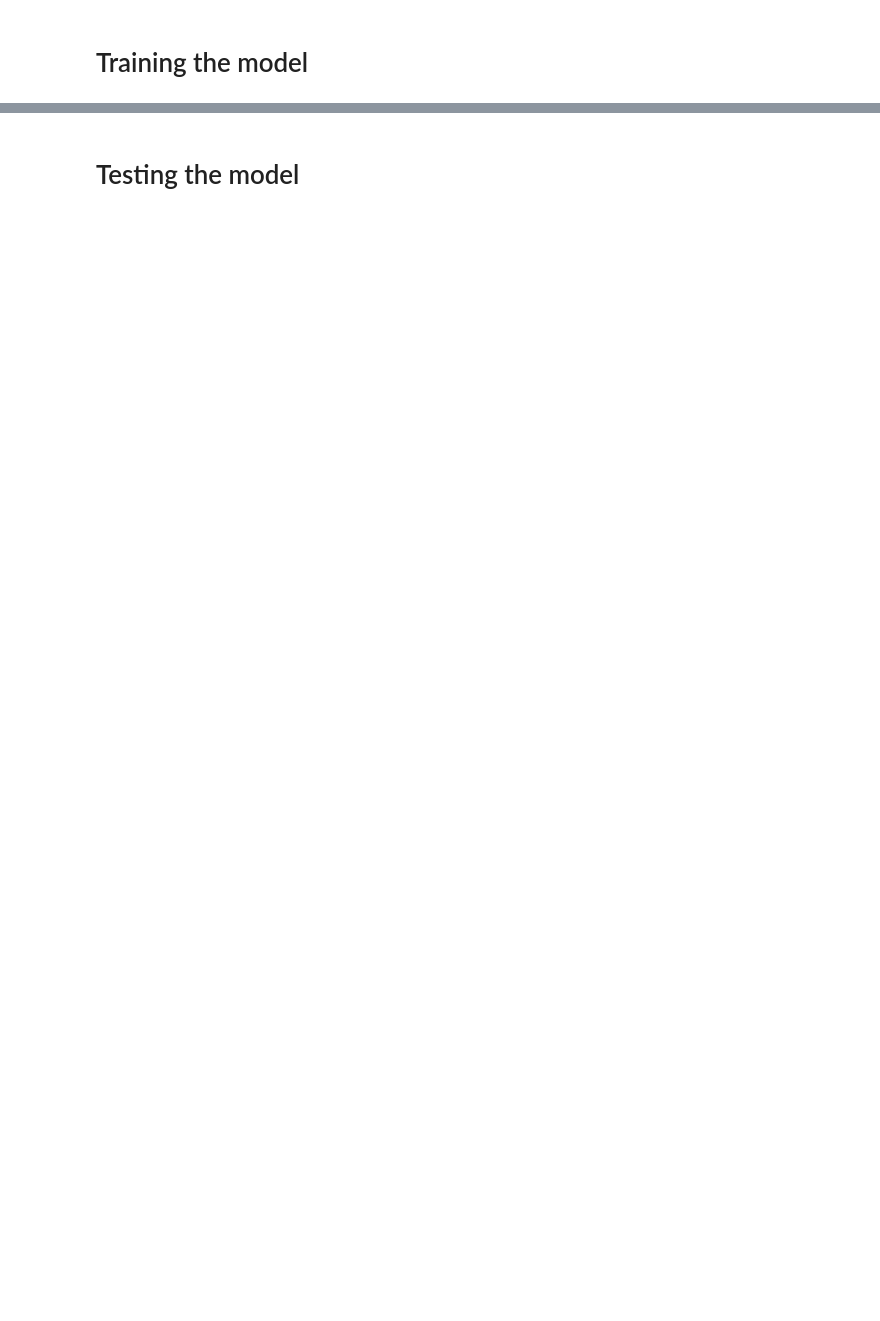
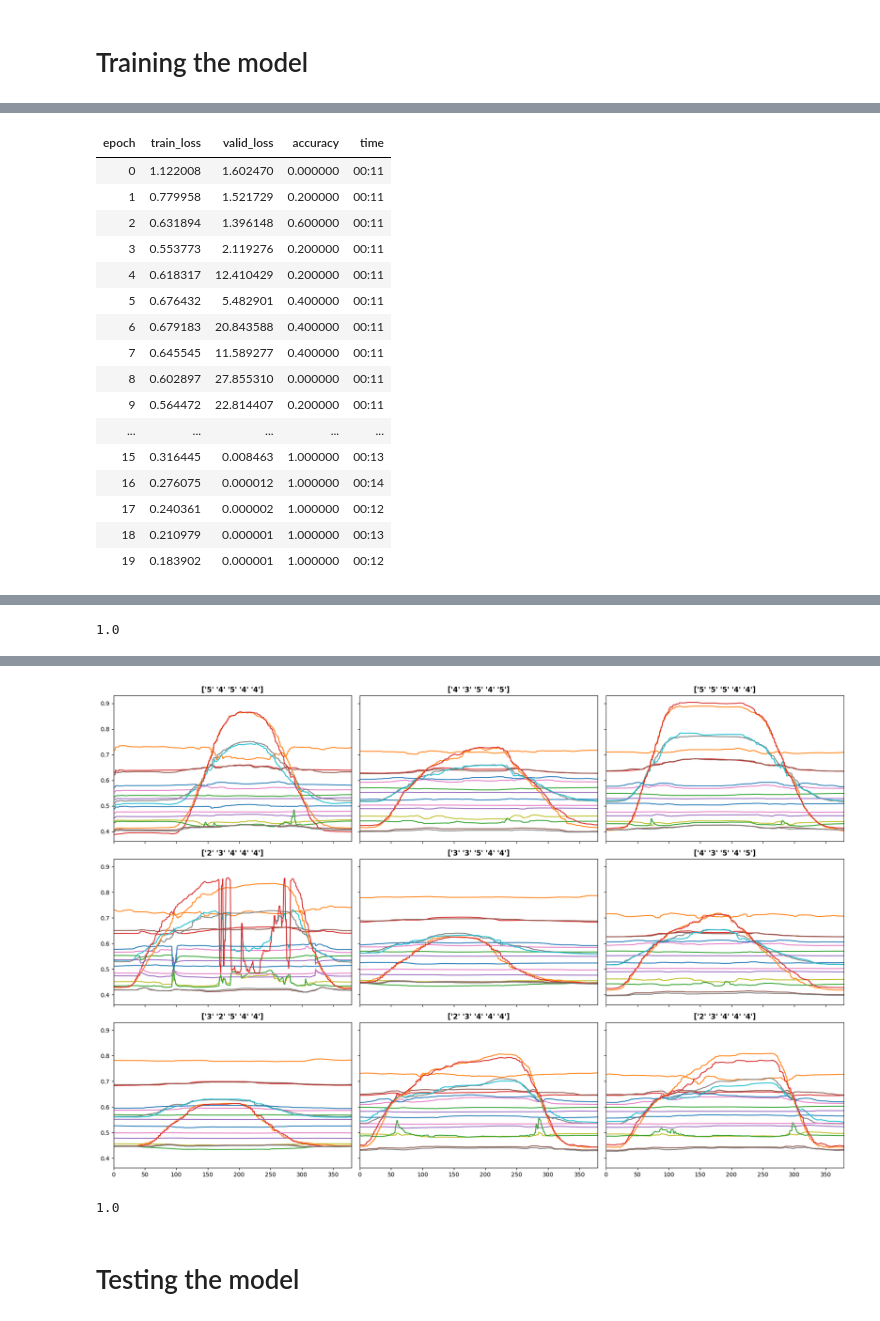
Before and after one commit to GitGabbo/IOR-Rehab-Thesis, a Jupyter notebook: models_trainer.ipynb, the cells around one changed output, grey strips where cells are left out. Cells and saved outputs as stored; diff of their text form; code cells hidden in the pictures; blank space fills up the shorter version.

```diff
--- a/models_trainer.ipynb
+++ b/models_trainer.ipynb
@@ -13,7 +13,7 @@ find_lr = False
 ex_number = 1
 frame_number = "max" # mean, max or min
 epochs_number = 20
-batch_size = [32, 64, 128]
+batch_size = 32
 # %%
 # get training data
 X = np.array(extracted_data_reader.read_data_ex(ex_number=ex_number, frame_number=frame_number))
@@ -24,13 +26,3 @@ X.shape, y.shape
 # %%
 # split data with leave-one-out cross-validation
 splits = get_splits(y, n_splits=len(y), shuffle=False, show_plot=show_splitting_dist)
-# %%
-# create the datasets
-tfms = [None, TSClassification()]
-datasets = []
-for split in splits:
-    datasets.append(TSDatasets(X, y, splits=split, tfms=tfms, inplace=True))
-# %%
-# create the data loader from the datasets
-dls = TSDataLoaders.from_dsets(*datasets, bs=batch_size, batch_tfms=[TSStandardize()], num_workers=0)
-if show_images: dls.show_batch(sharey=True)
@@ -42,0 +29,33 @@ learn.fit_one_cycle(epochs_number, 1e-3)
+# %%
+tfms = [None, TSClassification()]
+accuracies = []
+# leave-one-out cross validation
+for split in splits[:1]:
+    # create the datasets
+    ds = TSDatasets(X, y, splits=split, tfms=tfms, inplace=True)
+    # create the data loader from the datasets
+    dls = TSDataLoaders.from_dsets(ds.train, ds.valid, bs=batch_size, batch_tfms=tfms, num_workers=0)
+    if show_images: dls.show_batch(sharey=True)
+    # create learner of an InceptionTimePlus model
+    learn = ts_learner(dls, 'InceptionTimePlus', metrics=accuracy)
+    # fit the model
+    learn.fit_one_cycle(epochs_number, 1e-3)
+    accuracies.append(learn.validate()[1])
+# %% [output]
+| epoch | train_loss | valid_loss | accuracy | time |
+| 0 | 1.122008 | 1.602470 | 0.000000 | 00:11 |
+| 1 | 0.779958 | 1.521729 | 0.200000 | 00:11 |
+| 2 | 0.631894 | 1.396148 | 0.600000 | 00:11 |
+| 3 | 0.553773 | 2.119276 | 0.200000 | 00:11 |
+| 4 | 0.618317 | 12.410429 | 0.200000 | 00:11 |
+| 5 | 0.676432 | 5.482901 | 0.400000 | 00:11 |
+| 6 | 0.679183 | 20.843588 | 0.400000 | 00:11 |
+| 7 | 0.645545 | 11.589277 | 0.400000 | 00:11 |
+| 8 | 0.602897 | 27.855310 | 0.000000 | 00:11 |
+| 9 | 0.564472 | 22.814407 | 0.200000 | 00:11 |
+| ... | ... | ... | ... | ... |
+| 15 | 0.316445 | 0.008463 | 1.000000 | 00:13 |
+| 16 | 0.276075 | 0.000012 | 1.000000 | 00:14 |
+| 17 | 0.240361 | 0.000002 | 1.000000 | 00:12 |
+| 18 | 0.210979 | 0.000001 | 1.000000 | 00:13 |
+| 19 | 0.183902 | 0.000001 | 1.000000 | 00:12 |
@@ -42,0 +63 @@ learn.fit_one_cycle(epochs_number, 1e-3)
+1.0
@@ -43,2 +65,7 @@ learn.fit_one_cycle(epochs_number, 1e-3)
+[figure, added]
+# %%
+np.mean(np.array(accuracies))
+# %% [output]
+1.0
 # %%
 # save metrics images of the model
```
Also changed, not shown: parts of 5 cells of this notebook, 3 other files.
